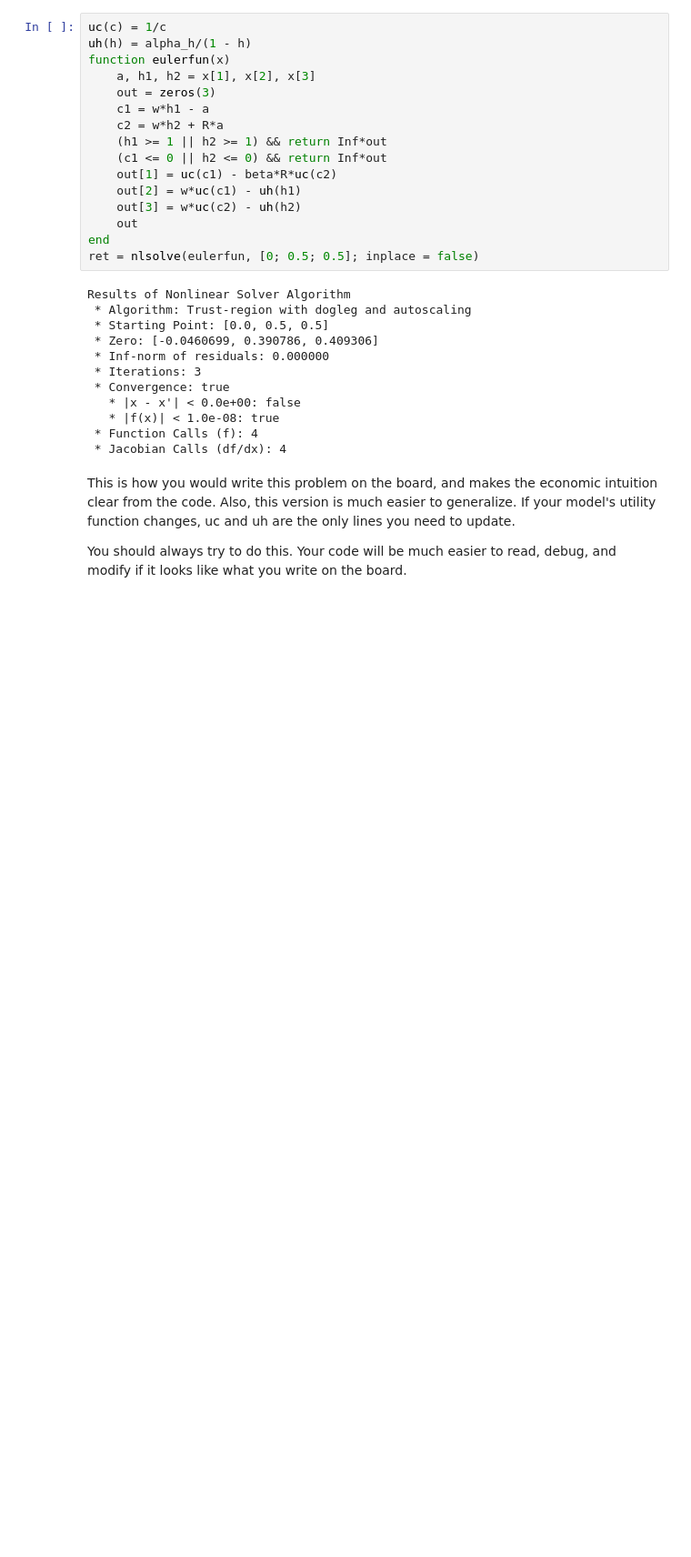
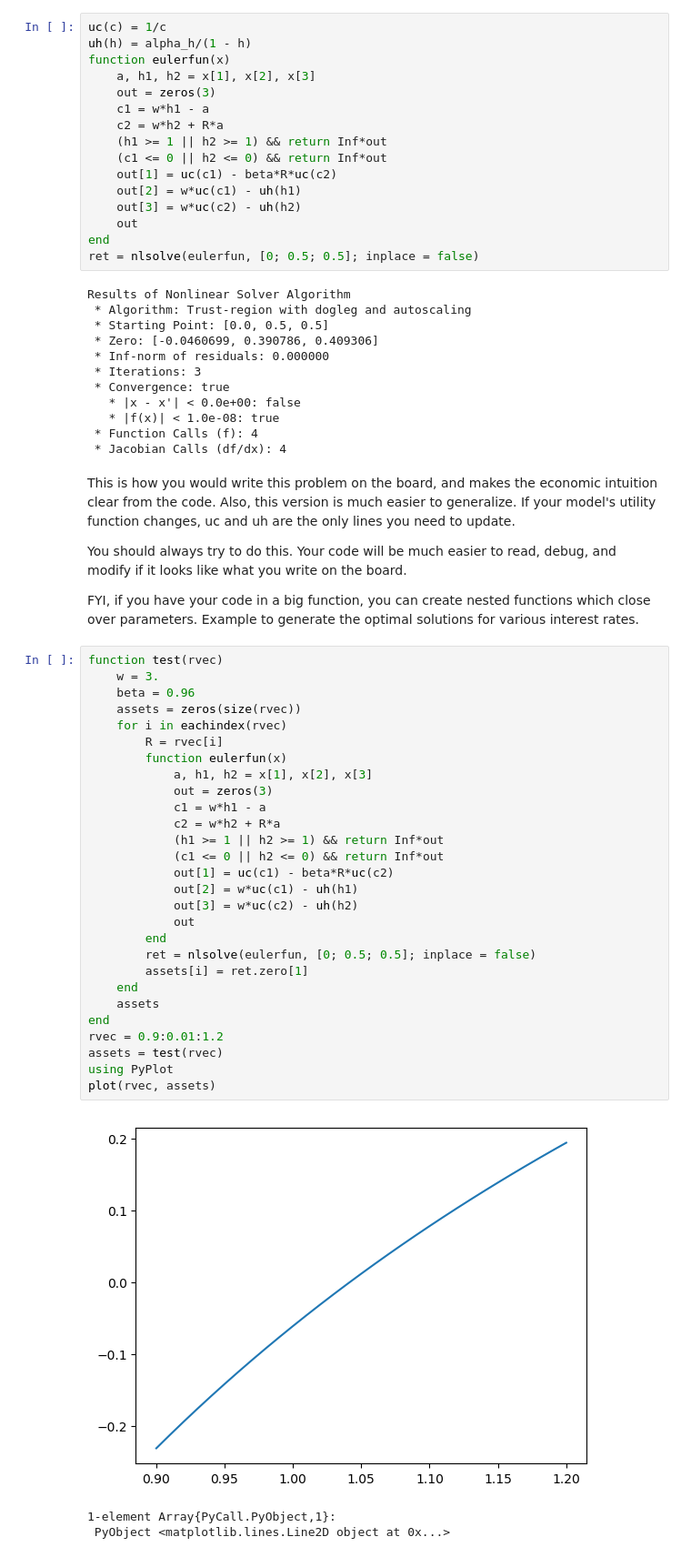
Before and after one commit to aaowens/2019-Rochester-Compute-Camp, a Jupyter notebook: Julia/Book10-SolveEquations.ipynb, the cells around one changed output. Shown: that part at 91% size. Drawn from its saved outputs; the diff is of its cells as text; blank space fills up the shorter version.

```diff
--- a/Julia/Book10-SolveEquations.ipynb
+++ b/Julia/Book10-SolveEquations.ipynb
@@ -80,3 +80,37 @@ Results of Nonlinear Solver Algorithm
 This is how you would write this problem on the board, and makes the economic intuition clear from the code. Also, this version is much easier to generalize. If your model's utility function changes, uc and uh are the only lines you need to update.
 
 You should always try to do this. Your code will be much easier to read, debug, and modify if it looks like what you write on the board.
+
+FYI, if you have your code in a big function, you can create nested functions which close over parameters. Example to generate the optimal solutions for various interest rates.
+# %%
+function test(rvec)
+    w = 3.
+    beta = 0.96
+    assets = zeros(size(rvec))
+    for i in eachindex(rvec)
+        R = rvec[i]
+        function eulerfun(x)
+            a, h1, h2 = x[1], x[2], x[3]
+            out = zeros(3)
+            c1 = w*h1 - a
+            c2 = w*h2 + R*a
+            (h1 >= 1 || h2 >= 1) && return Inf*out
+            (c1 <= 0 || h2 <= 0) && return Inf*out
+            out[1] = uc(c1) - beta*R*uc(c2)
+            out[2] = w*uc(c1) - uh(h1)
+            out[3] = w*uc(c2) - uh(h2)
+            out
+        end
+        ret = nlsolve(eulerfun, [0; 0.5; 0.5]; inplace = false)
+        assets[i] = ret.zero[1]
+    end
+    assets
+end
+rvec = 0.9:0.01:1.2
+assets = test(rvec)
+using PyPlot
+plot(rvec, assets)
+# %% [output]
+[figure, added]
+1-element Array{PyCall.PyObject,1}:
+ PyObject <matplotlib.lines.Line2D object at 0x...>
```
Also changed, not shown: 1 other file.
